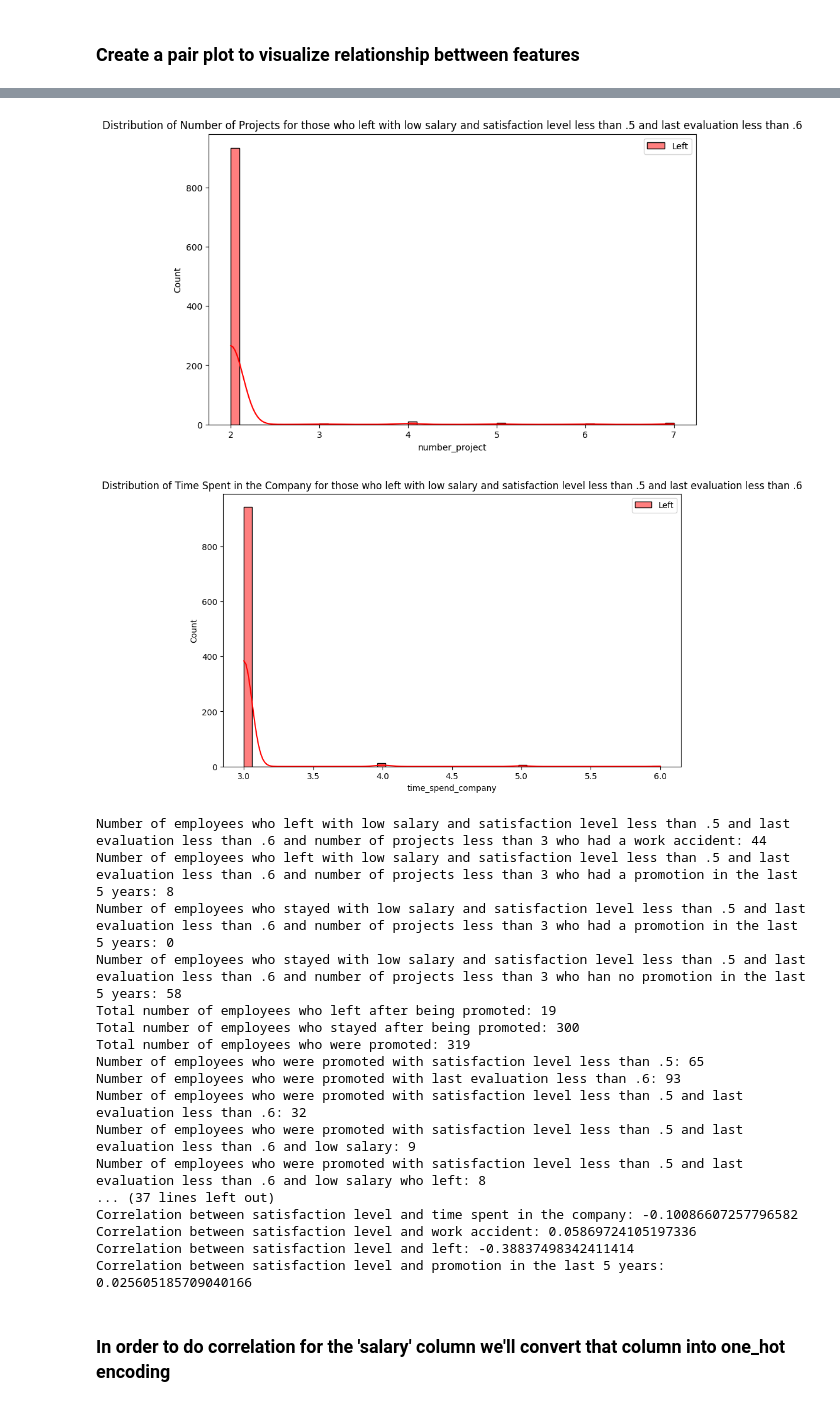
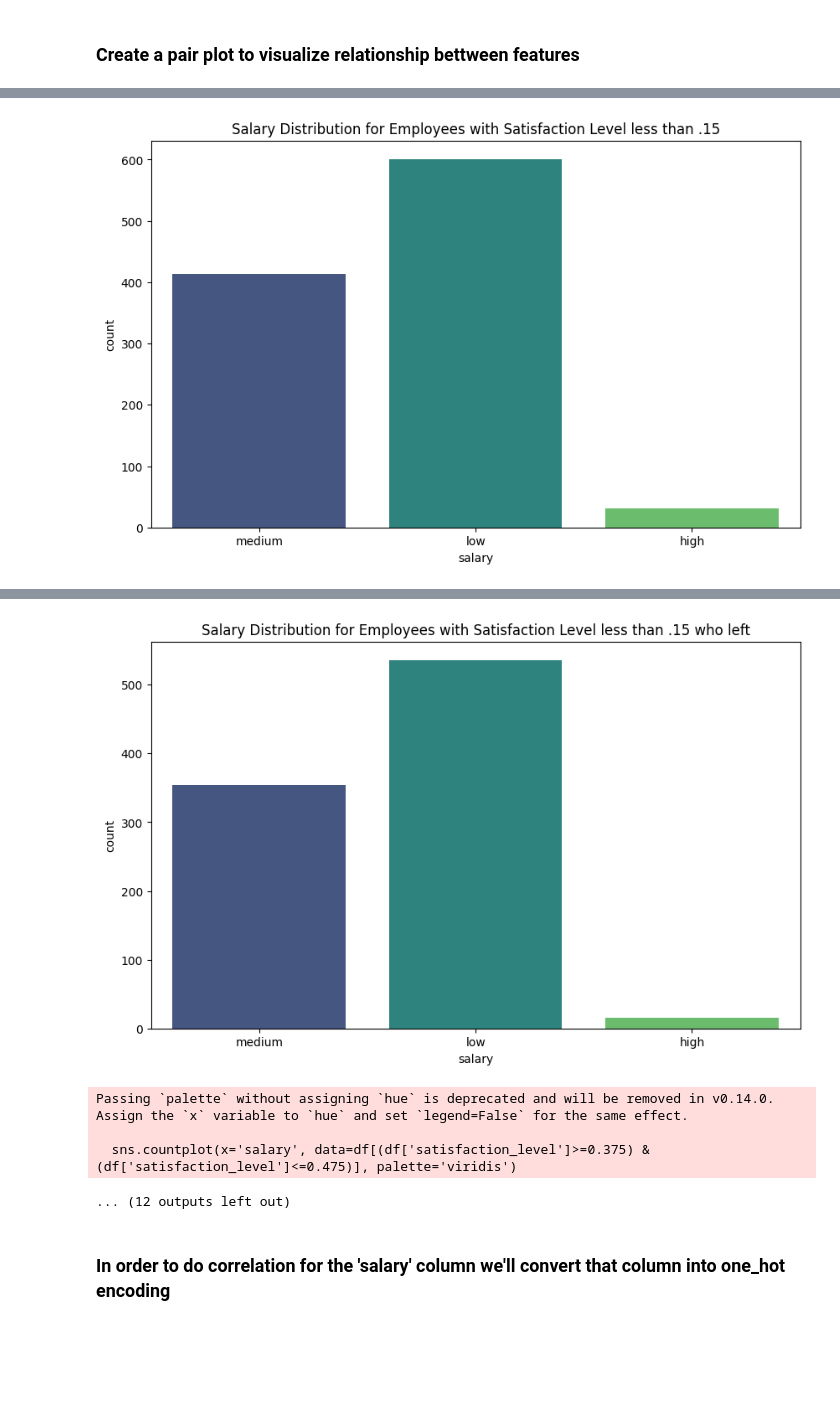
Before and after one commit to OsorioEL/EmployeeTurnover, a Jupyter notebook: EmployeeTurnover.ipynb, the cells around one changed output, grey strips where cells are left out. Saved outputs shown, nothing was run; the diff lists cells and outputs as text; code cells hidden in the pictures; blank space fills up the shorter version.

```diff
--- a/EmployeeTurnover.ipynb
+++ b/EmployeeTurnover.ipynb
@@ -196,6 +196,55 @@ print('Total number of employees with satisfaction level less than .5 who left:'
 print('Total number of employees with satisfaction level between .7 and 1:',df[(df['satisfaction_level']>=0.7) & (df['satisfaction_level']<=1)].shape[0])
 # Total Number of employees with satisfaction level between .7 and 1 who left
 print('Total number of employees with satisfaction level between .7 and 1 who left:',df[(df['satisfaction_level']>=0.7) & (df['satisfaction_level']<=1) & (df['left']==1)].shape[0])
+
+
+# Plot the evaluation distribution for employees with a satisfaction level less than .15
+plt.figure(figsize=(10,6))
+sns.histplot(df[df['satisfaction_level']<0.15]['last_evaluation'], kde=True, color='red', label='Satisfaction Level < .15',bins=50)
+plt.title('Distribution of Last Evaluation for Employees with Satisfaction Level less than .15')
+plt.legend()
+plt.show()
+
+# Plot the evaluation distribution for employees with a satisfaction level between .375 and .475
+plt.figure(figsize=(10,6))
+sns.histplot(df[(df['satisfaction_level']>=0.375) & (df['satisfaction_level']<=0.475)]['last_evaluation'], kde=True, color='red', label='Satisfaction Level between .375 and .475',bins=50)
+plt.title('Distribution of Last Evaluation for Employees with Satisfaction Level between .375 and .475')
+plt.legend()
+plt.show()
+
+# Plot the evaluation distribution for employees with a satisfaction level between .7 and 1
+plt.figure(figsize=(10,6))
+sns.histplot(df[(df['satisfaction_level']>=0.7) & (df['satisfaction_level']<=1)]['last_evaluation'], kde=True, color='red', label='Satisfaction Level between .7 and 1',bins=50)
+plt.title('Distribution of Last Evaluation for Employees with Satisfaction Level between .7 and 1')
+plt.legend()
+plt.show()
+
+
+# Plot salary distribution for employees with a satisfaction level less than .15
+plt.figure(figsize=(10,6))
+sns.countplot(x='salary', data=df[df['satisfaction_level']<0.15], palette='viridis')
+plt.title('Salary Distribution for Employees with Satisfaction Level less than .15')
+plt.show()
+
+# Plot salary distribution for employees with a satisfaction level less than .15 who left
+plt.figure(figsize=(10,6))
+sns.countplot(x='salary', data=df[(df['satisfaction_level']<0.15) & (df['left']==1)], palette='viridis')
+plt.title('Salary Distribution for Employees with Satisfaction Level less than .15 who left')
+plt.show()
+
+
+# Plot salary distribution for employees with a satisfaction level between .375 and .475
+plt.figure(figsize=(10,6))
+sns.countplot(x='salary', data=df[(df['satisfaction_level']>=0.375) & (df['satisfaction_level']<=0.475)], palette='viridis')
+plt.title('Salary Distribution for Employees with Satisfaction Level between .375 and .475')
+plt.show()
+
+# Plot salary distribution for employees with a satisfaction level between .7 and 1
+plt.figure(figsize=(10,6))
+sns.countplot(x='salary', data=df[(df['satisfaction_level']>=0.7) & (df['satisfaction_level']<=1)], palette='viridis')
+plt.title('Salary Distribution for Employees with Satisfaction Level between .7 and 1')
+plt.show()
+
 
 
 # Total Number of employees who left
@@ -350,0 +397 @@ Number of employees who left with low salary and satisfaction level less than .5
+[figure, new version]
@@ -353,22 +401,8 @@ Average Monthly Hours for those who left with low salary and satisfaction level
-[figure, old version]
-[figure, old version]
+[figure, new version]
-Number of employees who left with low salary and satisfaction level less than .5 and last evaluation less than .6 and number of projects less than 3 who had a work accident: 44
-Number of employees who left with low salary and satisfaction level less than .5 and last evaluation less than .6 and number of projects less than 3 who had a promotion in the last 5 years: 8
-Number of employees who stayed with low salary and satisfaction level less than .5 and last evaluation less than .6 and number of projects less than 3 who had a promotion in the last 5 years: 0
-Number of employees who stayed with low salary and satisfaction level less than .5 and last evaluation less than .6 and number of projects less than 3 who han no promotion in the last 5 years: 58
-Total number of employees who left after being promoted: 19
-Total number of employees who stayed after being promoted: 300
-Total number of employees who were promoted: 319
-Number of employees who were promoted with satisfaction level less than .5: 65
-Number of employees who were promoted with last evaluation less than .6: 93
-Number of employees who were promoted with satisfaction level less than .5 and last evaluation less than .6: 32
-Number of employees who were promoted with satisfaction level less than .5 and last evaluation less than .6 and low salary: 9
-Number of employees who were promoted with satisfaction level less than .5 and last evaluation less than .6 and low salary who left: 8
-... (37 lines left out)
-Correlation between satisfaction level and time spent in the company: -0.10086607257796582
-Correlation between satisfaction level and work accident: 0.05869724105197336
-Correlation between satisfaction level and left: -0.38837498342411414
-Correlation between satisfaction level and promotion in the last 5 years: 0.025605185709040166
+Passing `palette` without assigning `hue` is deprecated and will be removed in v0.14.0. Assign the `x` variable to `hue` and set `legend=False` for the same effect.
+
+  sns.countplot(x='salary', data=df[(df['satisfaction_level']>=0.375) & (df['satisfaction_level']<=0.475)], palette='viridis')
+... (12 outputs left out)
 # %% [markdown]
 ### In order to do correlation for the 'salary' column we'll convert that column into one_hot encoding
 # %%
```
Also changed, not shown: parts of 1 cell of this notebook.
